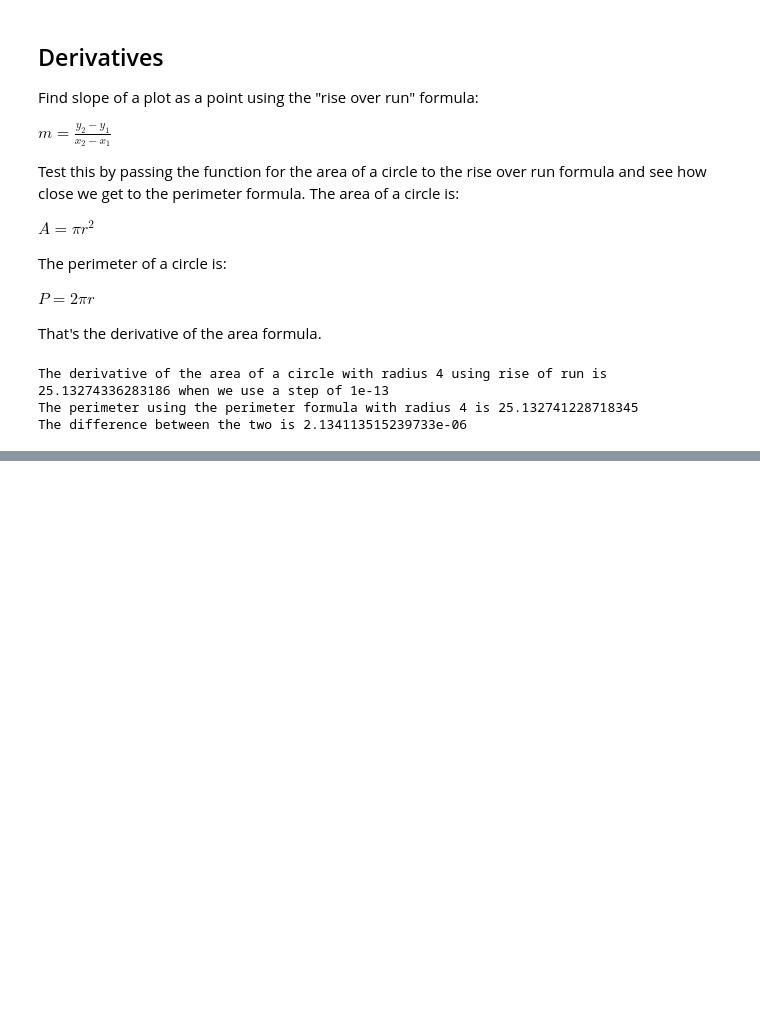
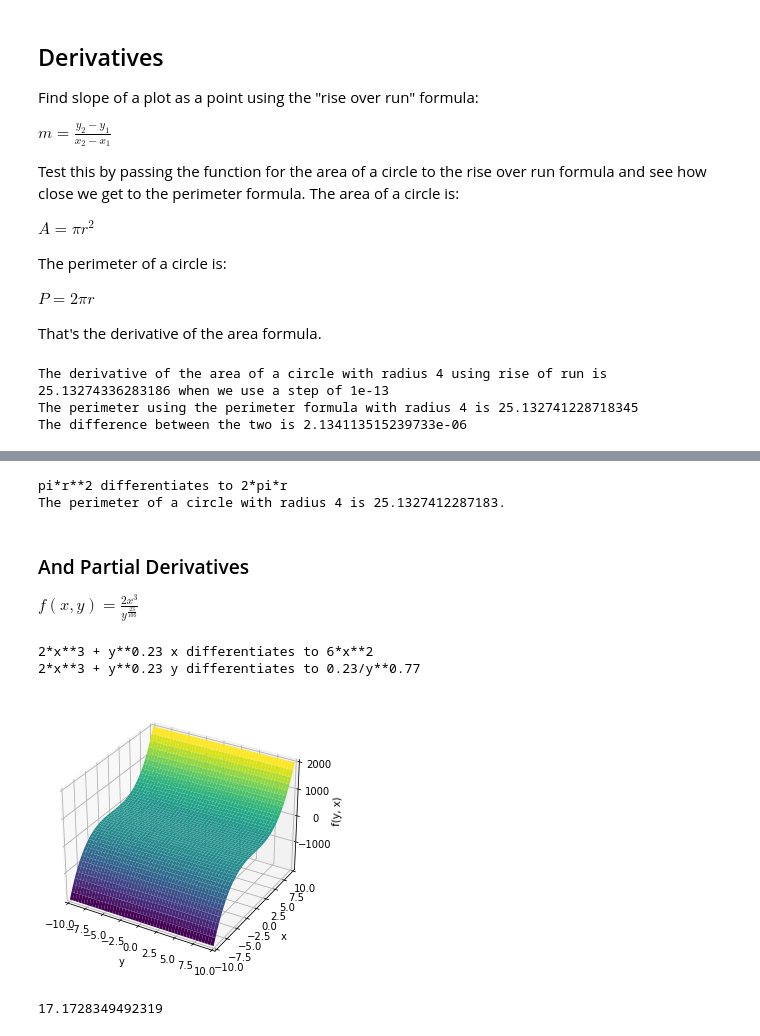
Before and after one commit to jimleonardo/essential_math_for_data_science, a Jupyter notebook: chapter1.ipynb, the cells around one changed output, grey strips where cells are left out. Saved outputs shown, nothing was run; the diff lists cells and outputs as text; code cells hidden in the pictures; blank space fills up the shorter version.

Commit message:
Partial Derivatives

```diff
--- a/chapter1.ipynb
+++ b/chapter1.ipynb
@@ -195,0 +200,39 @@ The difference between the two is 2.134113515239733e-06
+# %%
+from sympy import symbols, diff
+import math
+r, pi = symbols('r, pi')
+
+f=(r**2)*pi
+
+dx_f = diff(f, r)
+print ("%s differentiates to %s" %(f, dx_f))
+perimeter = dx_f.subs([(r, 4), (pi, math.pi)])
+
+print ("The perimeter of a circle with radius 4 is %s."% perimeter)
+# %% [output]
+pi*r**2 differentiates to 2*pi*r
+The perimeter of a circle with radius 4 is 25.1327412287183.
+# %% [markdown]
+### And Partial Derivatives
+
+$f(x,y) = \frac{2x^3}{y^\frac{23}{100}}$
+# %%
+from sympy import symbols, diff
+from sympy.plotting import plot3d
+
+x,y = symbols('x y')
+
+f = (2*x**3) + (y**(23/100))
+
+dx_f = diff(f, x)
+dy_f = diff(f, y)
+
+print ("%s x differentiates to %s" %(f, dx_f))
+print ("%s y differentiates to %s" %(f, dy_f))
+p = plot3d(f)
+print (f.subs([(x,2),(y,2)]))
+# %% [output]
+2*x**3 + y**0.23 x differentiates to 6*x**2
+2*x**3 + y**0.23 y differentiates to 0.23/y**0.77
+[figure, added]
+17.1728349492319
```
Also changed, not shown: parts of 1 cell of this notebook.
